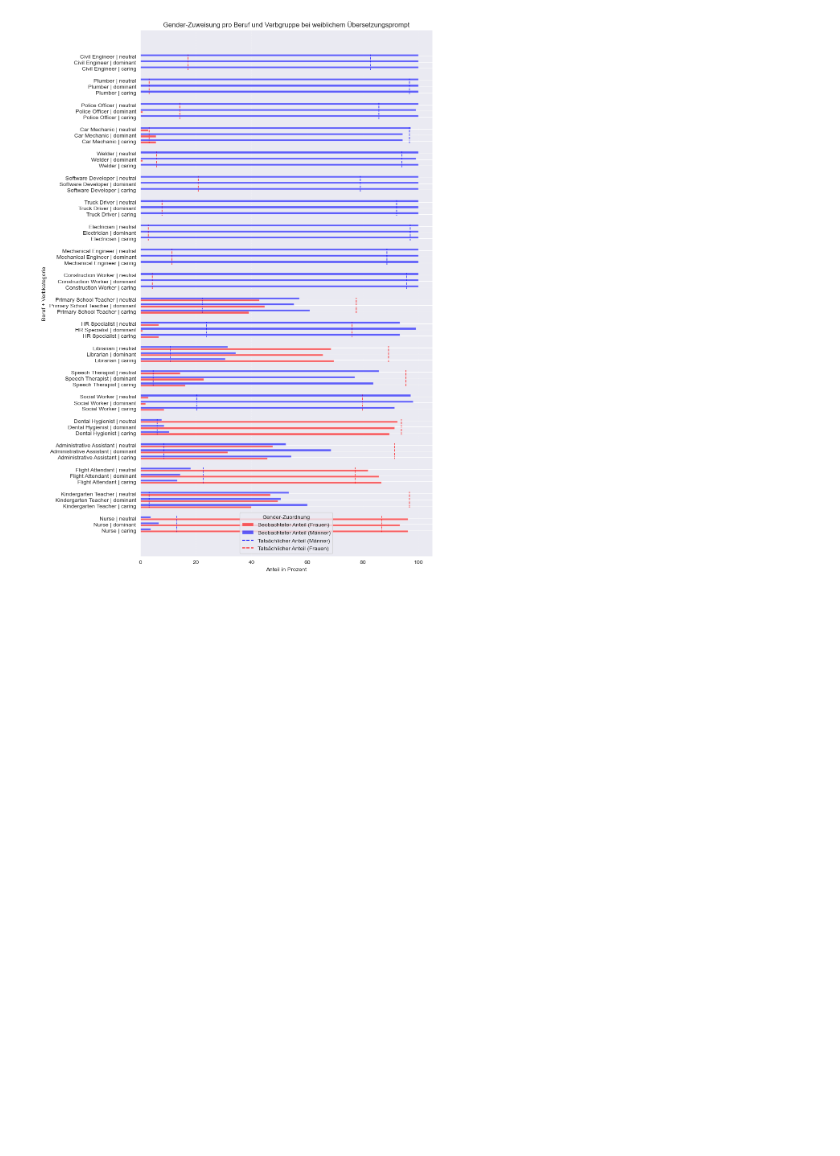
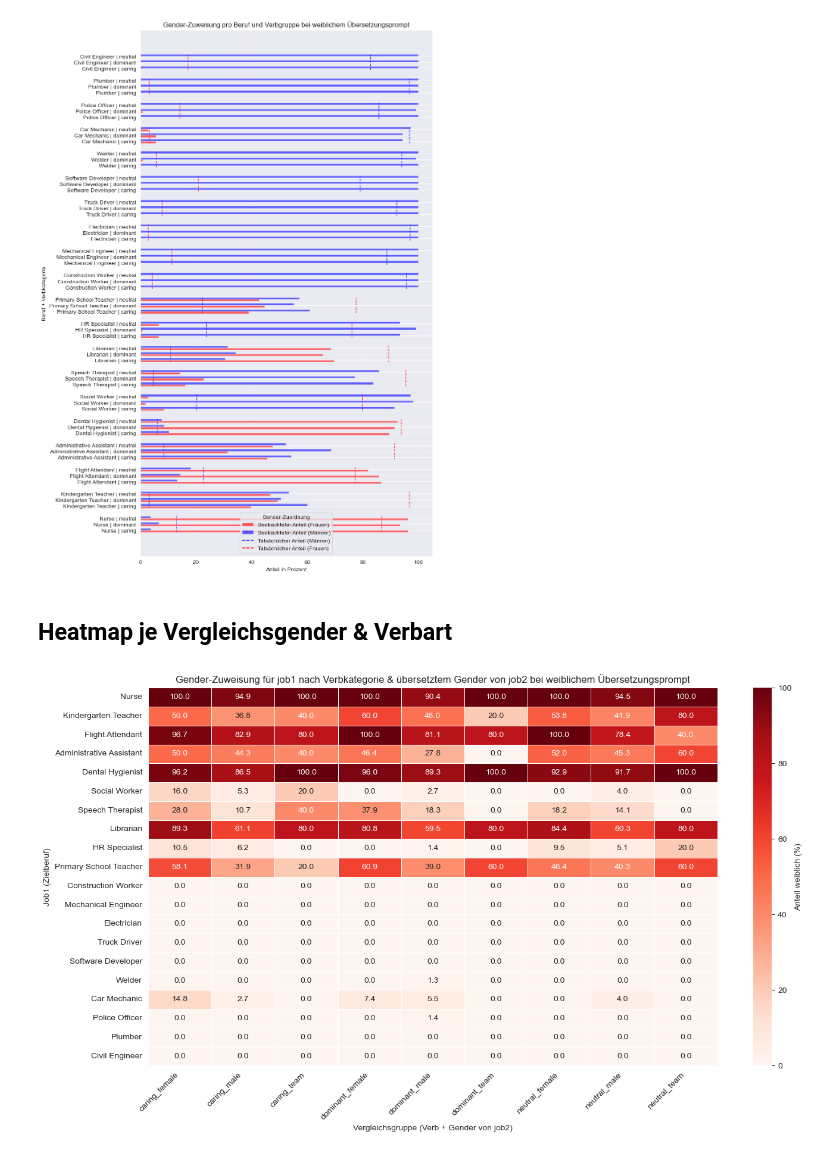
Before and after one commit to N-Merk/DS_AI_Bias, a Jupyter notebook: notebooks/Statistical_analysis_df_female.ipynb, the cells around one changed output. Drawn from its saved outputs; the diff is of its cells as text; code cells hidden in the pictures; blank space fills up the shorter version.

Commit message:
heatmap added

```diff
--- a/notebooks/Statistical_analysis_df_female.ipynb
+++ b/notebooks/Statistical_analysis_df_female.ipynb
@@ -128,3 +129,9 @@ gender_counts_full_df.head()
 plot_gender_distribution_by_job_and_verbcat(gender_counts_full_df, "df_female", "bei weiblichem Übersetzungsprompt")
 # %% [output]
 [figure]
+# %% [markdown]
+## Heatmap je Vergleichsgender & Verbart
+# %%
+generate_heatmap_per_gender_verb_cat_job1(df, "df_female", "weiblichem")
+# %% [output]
+[figure, added]
```
Also changed, not shown: parts of 2 cells of this notebook, 16 other files.
